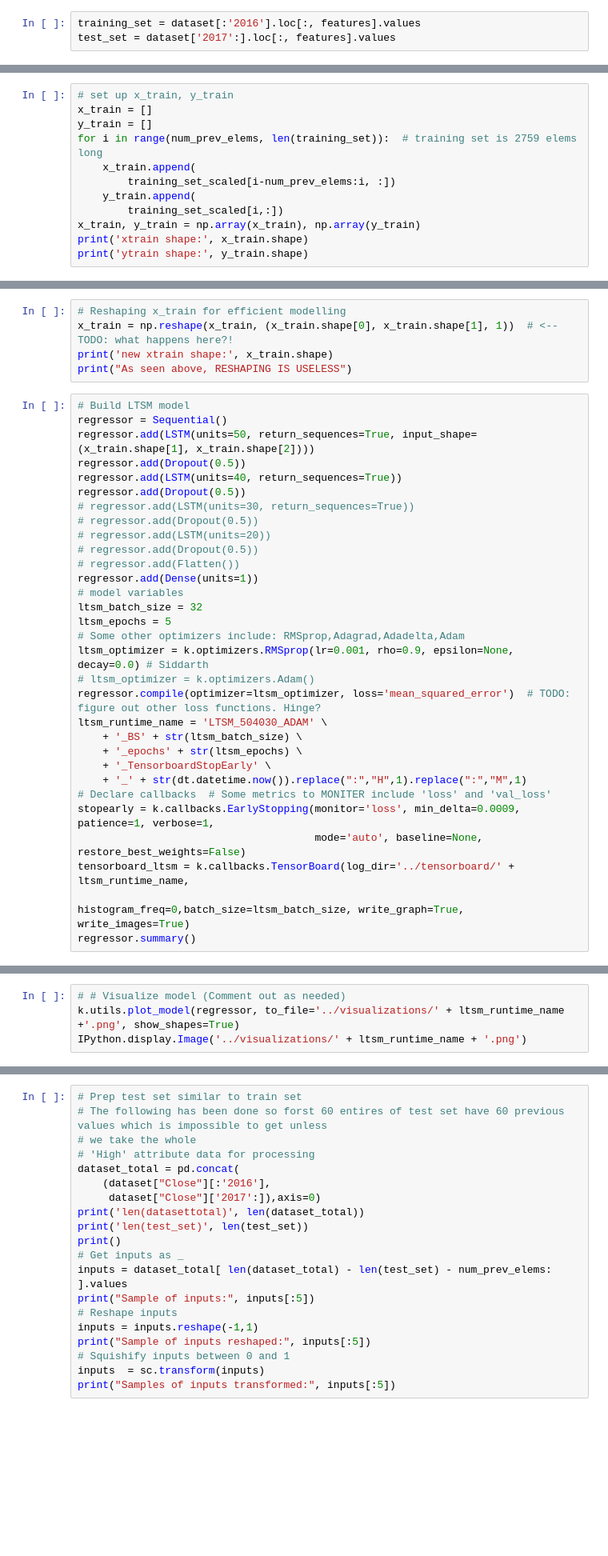
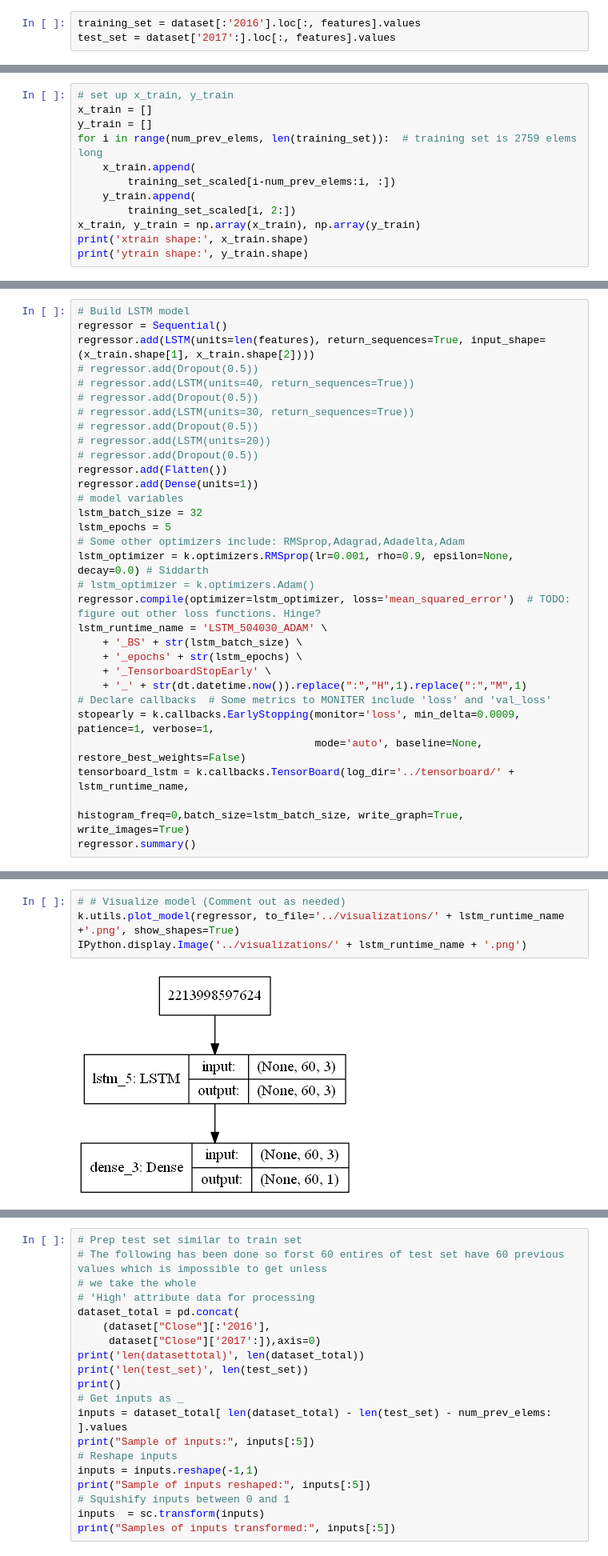
Before and after one commit to Killian604/learnKeras, a Jupyter notebook: notebooks/Killian_RNNs.ipynb, the cells around one changed output, grey strips where cells are left out. Shown: that part at 80% size. Saved outputs shown, nothing was run; the diff lists cells and outputs as text; blank space fills up the shorter version.

Commit message:
I think i fixed the shape problem

```diff
--- a/notebooks/Killian_RNNs.ipynb
+++ b/notebooks/Killian_RNNs.ipynb
@@ -119,7 +121,7 @@ for i in range(num_prev_elems, len(training_set)):  # training set is 2759 elems
     x_train.append(
         training_set_scaled[i-num_prev_elems:i, :])
     y_train.append(
-        training_set_scaled[i,:])
+        training_set_scaled[i, 2:])
 x_train, y_train = np.array(x_train), np.array(y_train)
 print('xtrain shape:', x_train.shape)
 print('ytrain shape:', y_train.shape)
@@ -128,36 +135,31 @@ x_train.shape
-# %%
-# Reshaping x_train for efficient modelling
-x_train = np.reshape(x_train, (x_train.shape[0], x_train.shape[1], 1))  # <--TODO: what happens here?!
-print('new xtrain shape:', x_train.shape)
-print("As seen above, RESHAPING IS USELESS")
 # %%
-# Build LTSM model
+# Build LSTM model
 regressor = Sequential()
-regressor.add(LSTM(units=50, return_sequences=True, input_shape=(x_train.shape[1], x_train.shape[2])))
-regressor.add(Dropout(0.5))
-regressor.add(LSTM(units=40, return_sequences=True))
-regressor.add(Dropout(0.5))
+regressor.add(LSTM(units=len(features), return_sequences=True, input_shape=(x_train.shape[1], x_train.shape[2])))
+# regressor.add(Dropout(0.5))
+# regressor.add(LSTM(units=40, return_sequences=True))
+# regressor.add(Dropout(0.5))
 # regressor.add(LSTM(units=30, return_sequences=True))
 # regressor.add(Dropout(0.5))
 # regressor.add(LSTM(units=20))
 # regressor.add(Dropout(0.5))
-# regressor.add(Flatten())
+regressor.add(Flatten())
 regressor.add(Dense(units=1))
 # model variables
-ltsm_batch_size = 32
-ltsm_epochs = 5
+lstm_batch_size = 32
+lstm_epochs = 5
 # Some other optimizers include: RMSprop,Adagrad,Adadelta,Adam
-ltsm_optimizer = k.optimizers.RMSprop(lr=0.001, rho=0.9, epsilon=None, decay=0.0) # Siddarth
-# ltsm_optimizer = k.optimizers.Adam()
-regressor.compile(optimizer=ltsm_optimizer, loss='mean_squared_error')  # TODO: figure out other loss functions. Hinge?
-ltsm_runtime_name = 'LTSM_504030_ADAM' \
-    + '_BS' + str(ltsm_batch_size) \
-    + '_epochs' + str(ltsm_epochs) \
+lstm_optimizer = k.optimizers.RMSprop(lr=0.001, rho=0.9, epsilon=None, decay=0.0) # Siddarth
+# lstm_optimizer = k.optimizers.Adam()
+regressor.compile(optimizer=lstm_optimizer, loss='mean_squared_error')  # TODO: figure out other loss functions. Hinge?
+lstm_runtime_name = 'LSTM_504030_ADAM' \
+    + '_BS' + str(lstm_batch_size) \
+    + '_epochs' + str(lstm_epochs) \
     + '_TensorboardStopEarly' \
     + '_' + str(dt.datetime.now()).replace(":","H",1).replace(":","M",1)
 # Declare callbacks  # Some metrics to MONITER include 'loss' and 'val_loss'
 stopearly = k.callbacks.EarlyStopping(monitor='loss', min_delta=0.0009, patience=1, verbose=1,
                                       mode='auto', baseline=None, restore_best_weights=False)
-tensorboard_ltsm = k.callbacks.TensorBoard(log_dir='../tensorboard/' + ltsm_runtime_name,
-                                           histogram_freq=0,batch_size=ltsm_batch_size, write_graph=True, write_images=True)
+tensorboard_lstm = k.callbacks.TensorBoard(log_dir='../tensorboard/' + lstm_runtime_name,
+                                           histogram_freq=0,batch_size=lstm_batch_size, write_graph=True, write_images=True)
 regressor.summary()
@@ -164,4 +180,6 @@ regressor.summary()
 # %%
 # # Visualize model (Comment out as needed)
-k.utils.plot_model(regressor, to_file='../visualizations/' + ltsm_runtime_name +'.png', show_shapes=True)
-IPython.display.Image('../visualizations/' + ltsm_runtime_name + '.png')
+k.utils.plot_model(regressor, to_file='../visualizations/' + lstm_runtime_name +'.png', show_shapes=True)
+IPython.display.Image('../visualizations/' + lstm_runtime_name + '.png')
+# %% [output]
+[figure, added]
```
Also changed, not shown: parts of 10 cells of this notebook.
